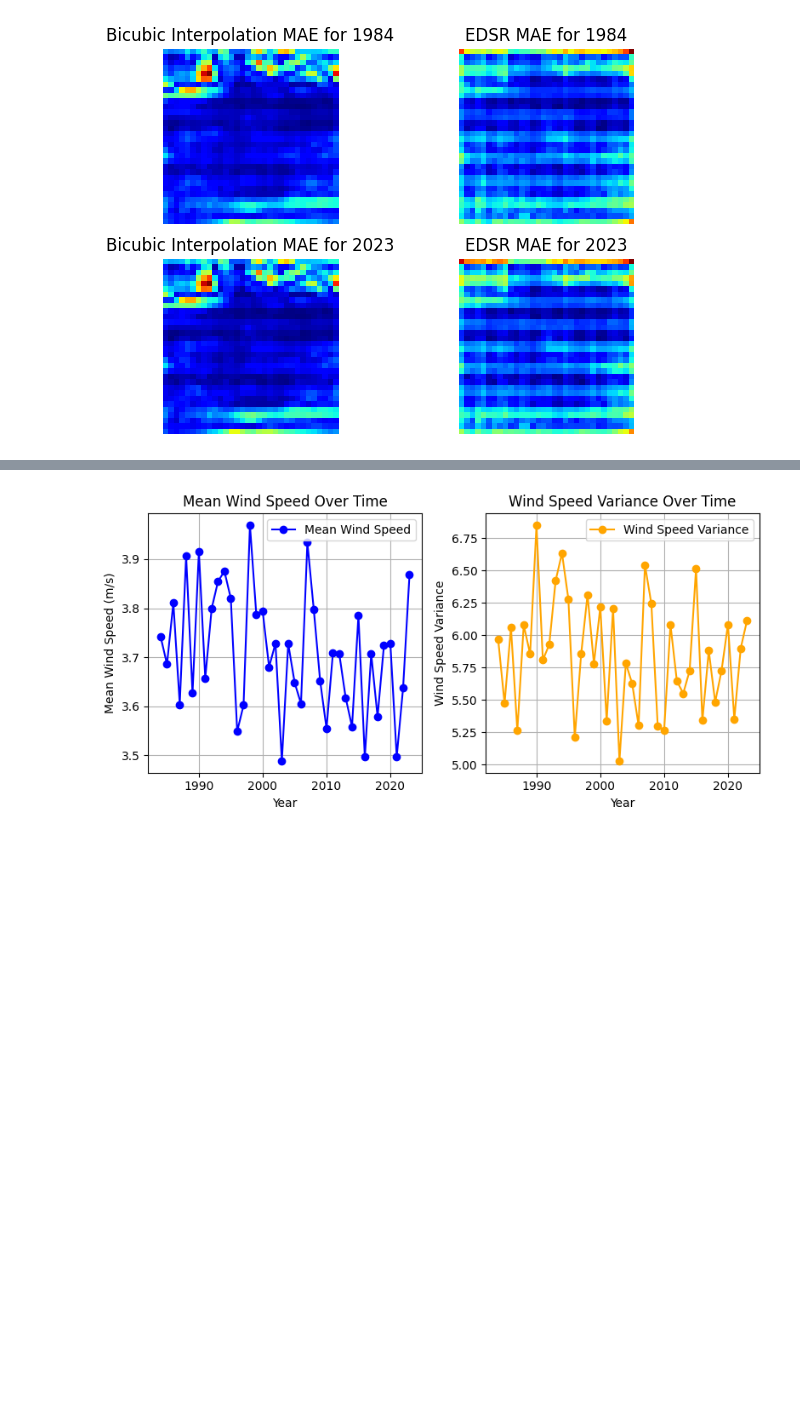
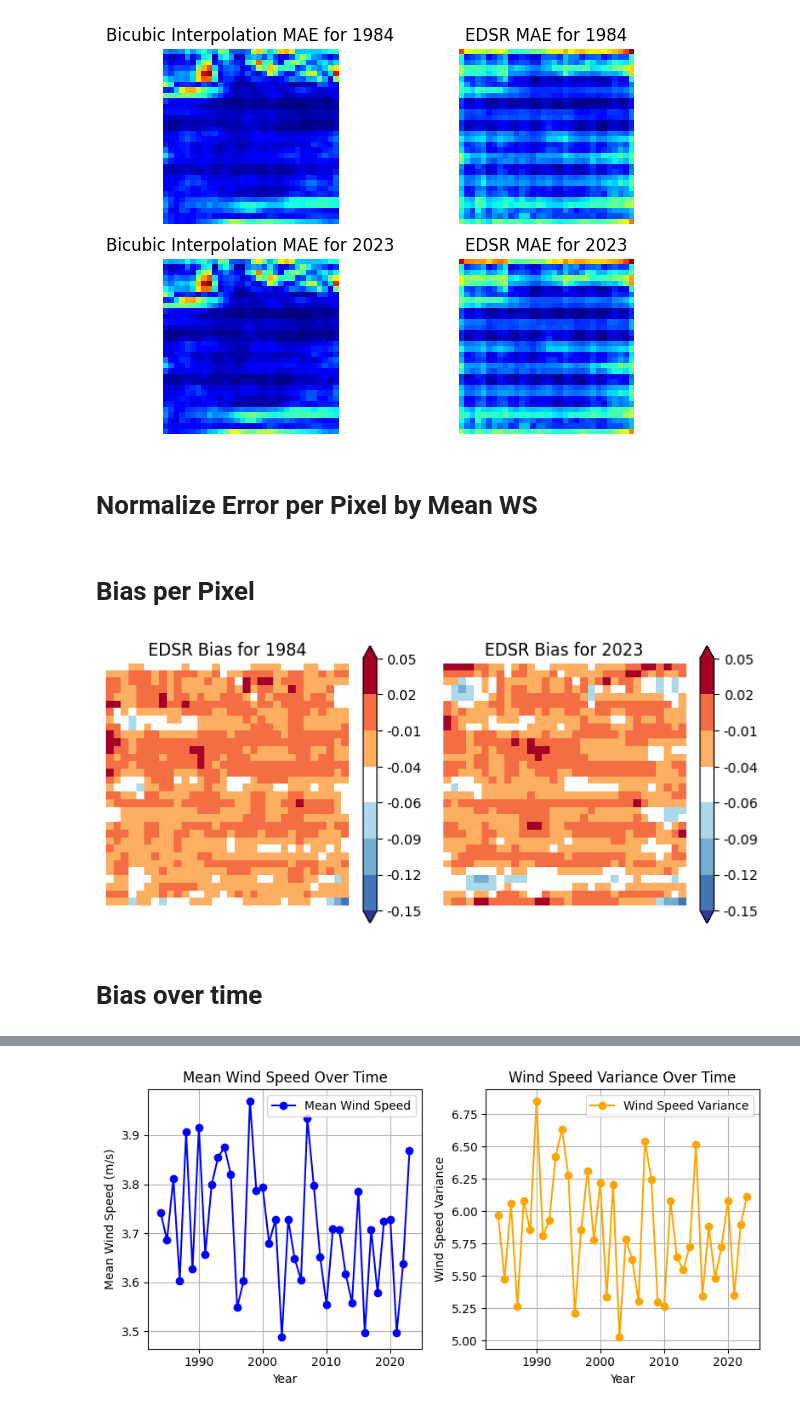
Before and after one commit to UBela/temporal_sr, a Jupyter notebook: plot_data.ipynb, the cells around one changed output, grey strips where cells are left out. Cells and saved outputs as stored; diff of their text form; code cells hidden in the pictures; blank space fills up the shorter version.

```diff
--- a/plot_data.ipynb
+++ b/plot_data.ipynb
@@ -401,5 +446,40 @@ ax[1, 1].axis('off')
 plt.show()
 # %% [output]
 [figure]
+# %% [markdown]
+# Normalize Error per Pixel by Mean WS
+# %% [markdown]
+# Bias per Pixel
+# %%
+vmina, vmaxa = error_images["edsr_bias"][0].min(), error_images["edsr_bias"][0].max()
+
+vminb, vmaxb = error_images["edsr_bias"][-1].min(), error_images["edsr_bias"][-1].max()
+
+vmin = min(vmina, vminb)
+vmax = max(vmaxa, vmaxb)
+levels = np.linspace(vmin, vmax, num=8)
+colors = ['#313695', '#4575b4', '#74add1', '#abd9e9', '#fefefe', '#fdae61', '#f46d43', '#a50026']
+cmap = mcolors.ListedColormap(colors)
+norm = mcolors.BoundaryNorm(boundaries=levels, ncolors=len(colors)+1, extend='both')
+
+fig, ax = plt.subplots(1, 2, figsize=(7,5))
+im1 = ax[0].imshow(error_images["edsr_bias"][0], cmap=cmap, norm=norm)
+ax[0].set_title('EDSR Bias for 1984')
+ax[0].axis('off')
+cbar1 = fig.colorbar(im1, ax=ax[0], ticks=levels, shrink=0.6)
+cbar1.ax.set_yticklabels([f'{lvl:.2f}' for lvl in levels])
+
+im2 = ax[1].imshow(error_images["edsr_bias"][-1], cmap=cmap, norm=norm)
+ax[1].set_title('EDSR Bias for 2023')
+ax[1].axis('off')
+cbar2 = fig.colorbar(im2, ax=ax[1], ticks=levels, shrink=0.6)
+cbar2.ax.set_yticklabels([f'{lvl:.2f}' for lvl in levels])
+
+plt.tight_layout()
+plt.show()
+# %% [output]
+[figure, added]
+# %% [markdown]
+# Bias over time
 # %%
 fig, ax = plt.subplots(1, 2, figsize=(10, 5))
```
Also changed, not shown: parts of 14 cells of this notebook, 3 other files.
